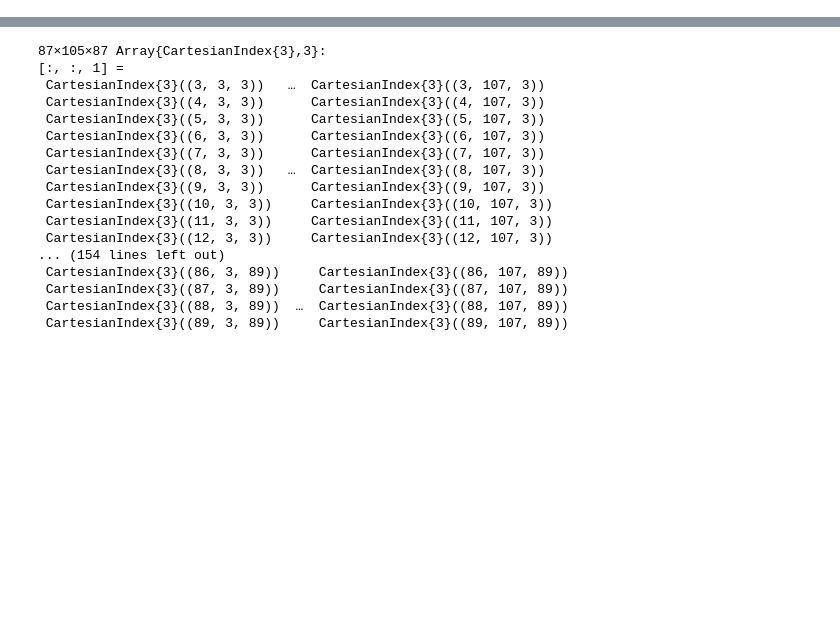
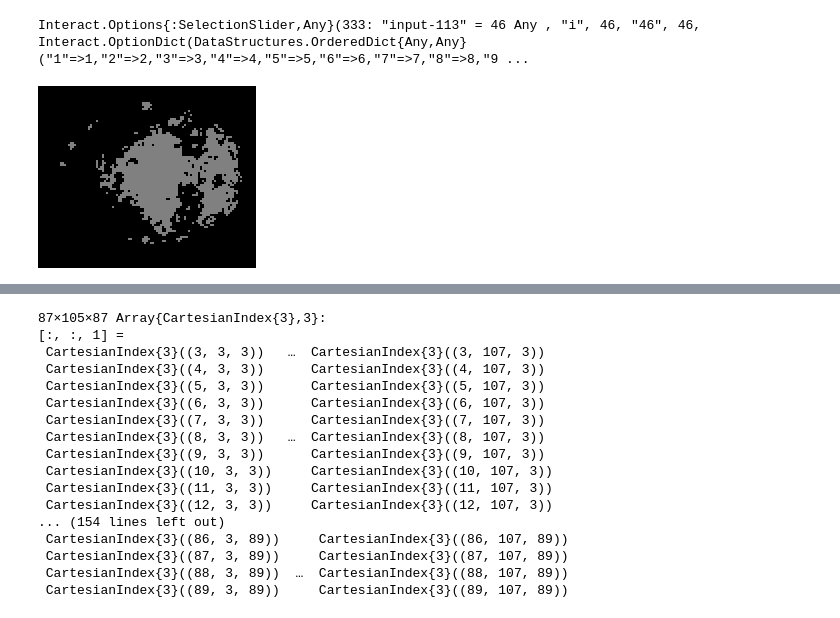
Before and after one commit to AShedko/DimRed, a Jupyter notebook: testing and stuff.ipynb, the cells around one changed output, grey strips where cells are left out. Cells and saved outputs as stored; diff of their text form; code cells hidden in the pictures; blank space fills up the shorter version.

```diff
--- a/testing and stuff.ipynb
+++ b/testing and stuff.ipynb
@@ -50,0 +56,9 @@ mn_cor
+# %%
+subj = 1;
+diff = open("out/dist_$(subj)_S.ser", "r") do f
+  deserialize(f)
+end
+
+res = kmeans(diff, 2)
+nimm = niread("/media/ashedko/_data_/datasets/UNC/$subj/mean.nii", mmap = true);
+msk = reshape(res.assignments.-1, SHAPE)
@@ -50,0 +83,5 @@ mn_cor
+# %%
+@manipulate  for i in 1:size(msk,3) Gray.(msk/2)[:,:,i] end
+# %% [output]
+Interact.Options{:SelectionSlider,Any}(333: "input-113" = 46 Any , "i", 46, "46", 46, Interact.OptionDict(DataStructures.OrderedDict{Any,Any}("1"=>1,"2"=>2,"3"=>3,"4"=>4,"5"=>5,"6"=>6,"7"=>7,"8"=>8,"9 ...
+[figure, added]
```
Also changed, not shown: parts of 26 cells of this notebook.
